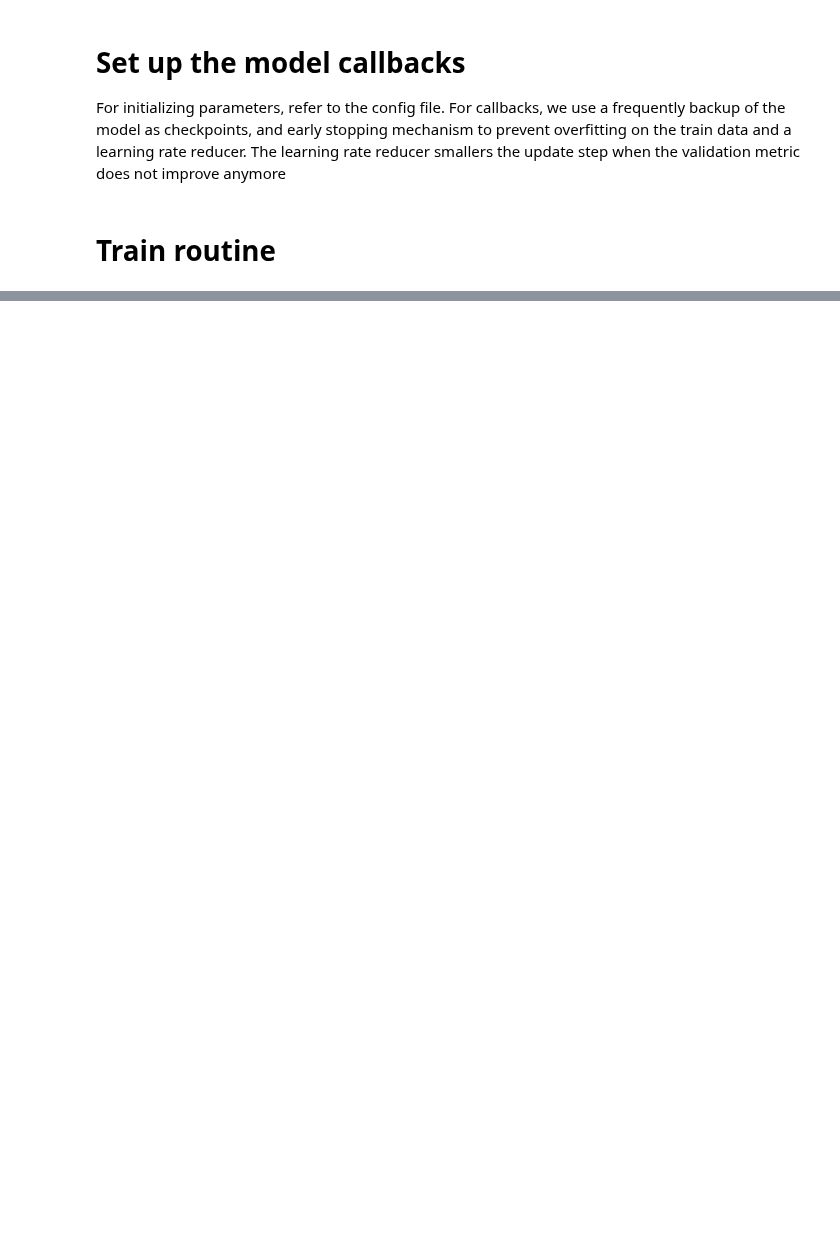
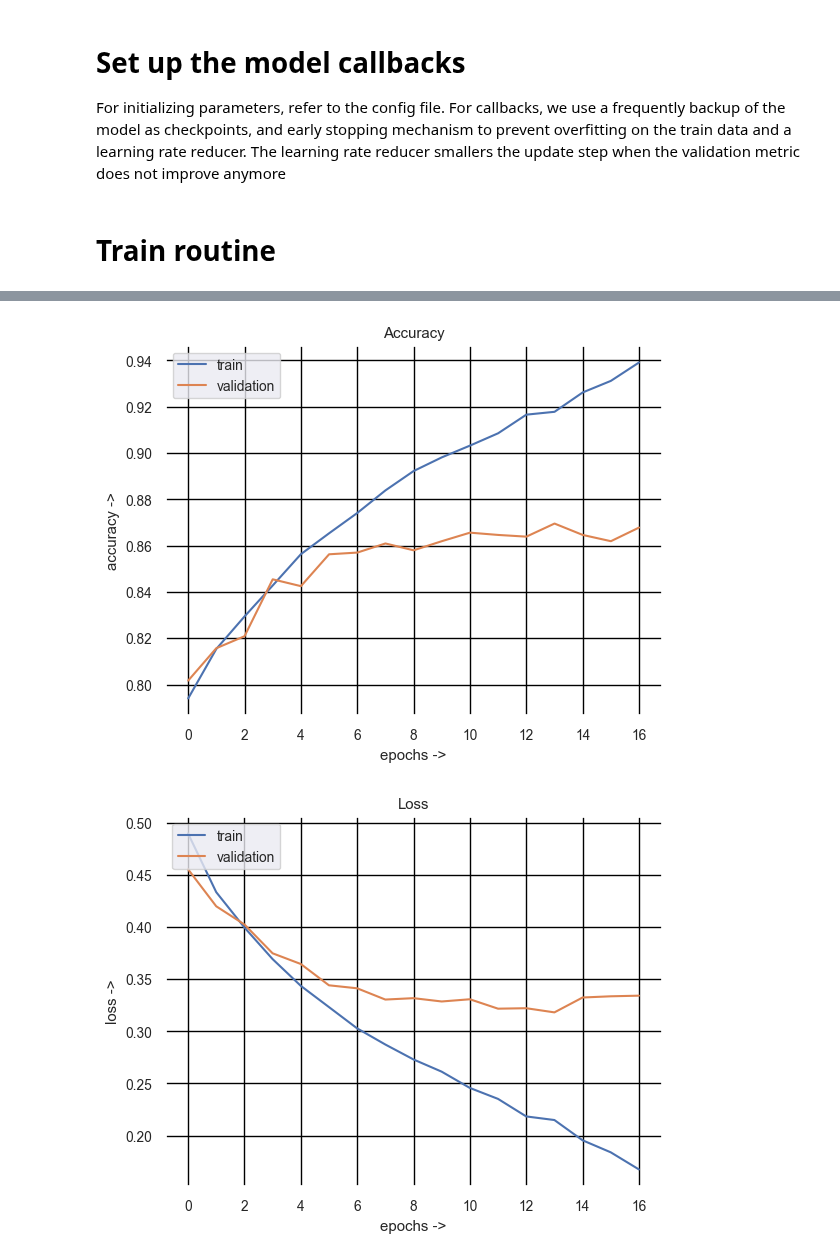
Before and after one commit to michaelstuffer98/ai_industry_project, a Jupyter notebook: RNN.ipynb, the cells around one changed output, grey strips where cells are left out. Drawn from its saved outputs; the diff is of its cells as text; code cells hidden in the pictures; blank space fills up the shorter version.

```diff
--- a/RNN.ipynb
+++ b/RNN.ipynb
@@ -84,7 +86,7 @@ def rnn_model(model_config, n_classes):
     x = Bidirectional(GRU(d_model, return_sequences=True))(inp)
     # Making different bidirectional layers
     if n_classes > 1:
-        for i in range(n_layers - 3):
+        for i in range(n_layers):
             x = Bidirectional(GRU(d_model, return_sequences=True))(x)
 
     x = Dropout(dropout_rate)(x)
@@ -92,8 +94,17 @@ def rnn_model(model_config, n_classes):
     x = Dense(4 * n_classes, activation=activations[0])(x)
     out = Dense(n_classes, activation=activations[1])(x)
     model = Model(inputs=inp, outputs=out)
+
+    loss = BinaryCrossentropy(
+        name='binary_crossentropy'
+    )
+
+    metric = BinaryAccuracy(
+        name='binary_accuracy'
+    )
+
     model.compile(
-        optimizer=Adam(init_lr), loss=custom_binary_crossentropy, metrics=[custom_binary_accuracy]
+        optimizer=Adam(init_lr), loss=loss, metrics=metric
     )
 
     model.summary()
@@ -116,8 +126,8 @@ data_dir = Path(config['data_dir'])
 
 Load the numpy arrays and the label-class mapping. Split the data accordingly into train, validation and test set
 # %%
-melspec_data = utils.load_sliced_numpy_array('melspec_features', data_dir=data_dir)
-labels = np.load(data_dir/'labels.npy')
+melspec_data = utils.load_sliced_numpy_array('melspec_features')
+labels = np.load('data/labels.npy')
 
 labels_to_id = utils.get_class_mapping()
 
@@ -149,7 +159,7 @@ For initializing parameters, refer to the config file. For callbacks, we use a f
 train_config = config['training']
 
 checkpoint = ModelCheckpoint(
-    model_name,
+    f'models/{model_name}',
     monitor=train_config['monitor'],
     verbose=1,
     save_best_only=train_config['save_best_weights'],
@@ -157,13 +167,15 @@ checkpoint = ModelCheckpoint(
     save_weights_only=False
 )
 
+
+es_config = config['training']['early_stopping']
 early_stopping = EarlyStopping(
-    monitor = 'val_loss',
-    patience = 10,
+    monitor = es_config['monitor'],
+    patience = es_config['patience'],
     verbose = 1,
-    mode = 'min',
+    mode = es_config['mode'],
     restore_best_weights = True,
-    start_from_epoch = 5
+    start_from_epoch = es_config['start_from_epoch']
 )
 
 # Reduce learning rate when val_loss stopps improving
@@ -204,8 +257,11 @@ utils.save_training(to_dump, model_name)
 # %%
 history = utils.load_history(model_name)
 
 #Plots for the accuracies and losses of the train and validation data per epoch
-plot.plot_hist(history, ('accuracy', 'val_accuracy'), legends=('train', 'validation'), title='Accuracy', y_label='accuracy ->', x_label='epochs ->', save_to=f'Plots/short_chunk_cnn_{epochs}_acuracy')
+plot.plot_hist(history, ('binary_accuracy', 'val_binary_accuracy'), legends=('train', 'validation'), title='Accuracy', y_label='accuracy ->', x_label='epochs ->', save_to=f'Plots/short_chunk_cnn_{epochs}_acuracy')
 plot.plot_hist(history, ('loss', 'val_loss'), legends=('train', 'validation'), title='Loss', y_label='loss ->', x_label='epochs ->', save_to=f'Plots/short_chunk_cnn_{epochs}_loss')
+# %% [output]
+[figure, added]
+[figure, added]
 # %%
 predict = lambda model, data: np.argmax(model.predict(data), axis=-1)
```
Also changed, not shown: parts of 7 cells of this notebook, 12 other files.
